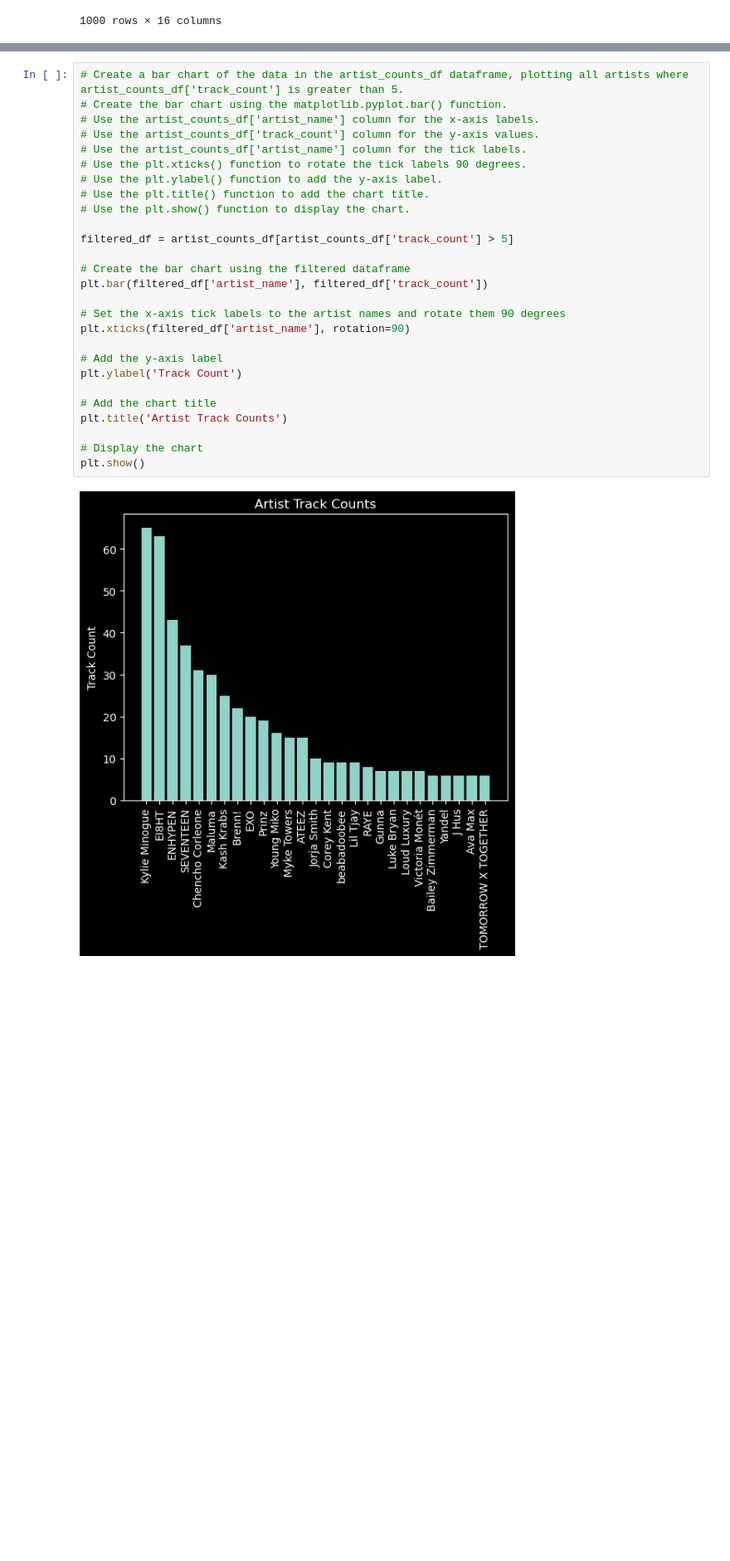
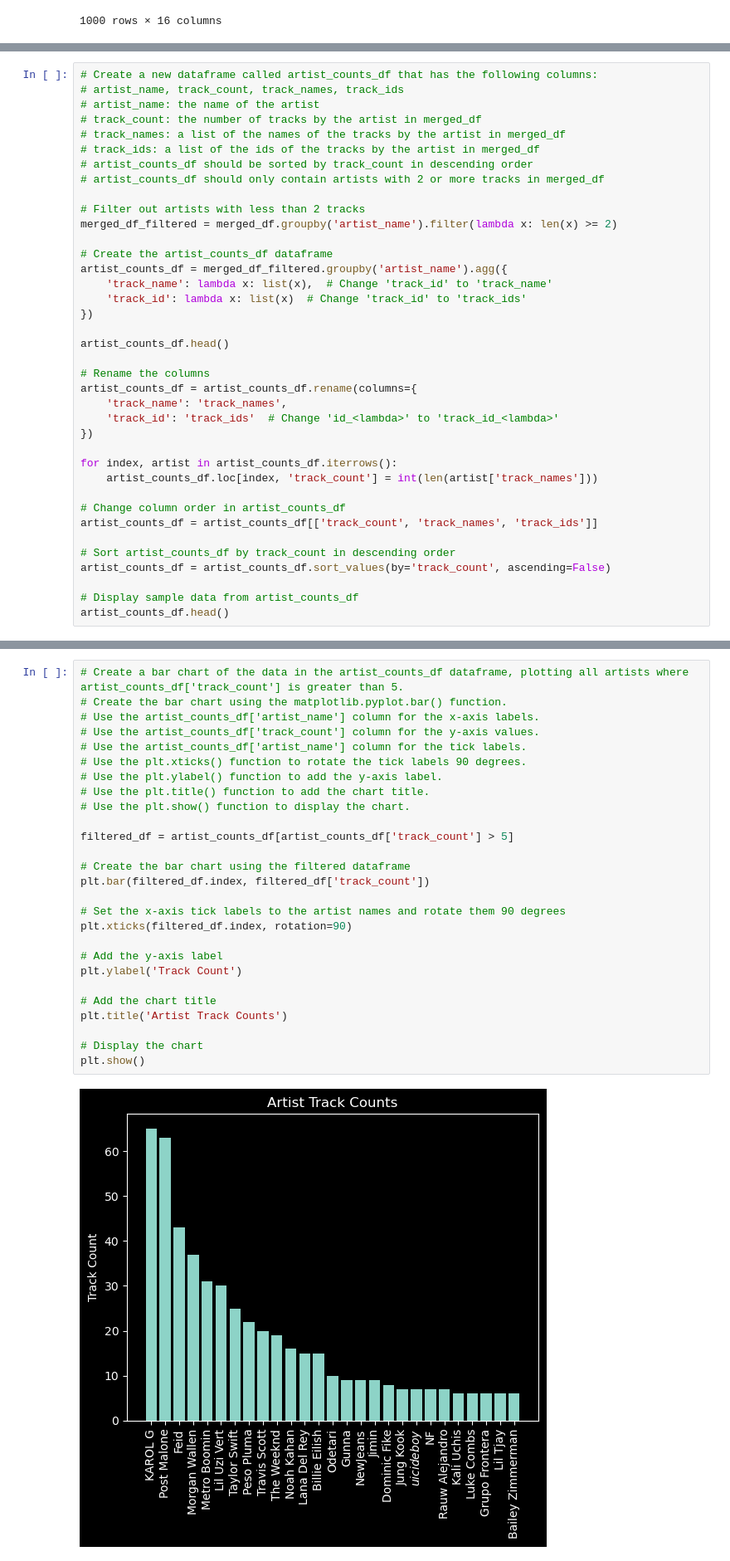
Before and after one commit to amdruggan/project_1, a Jupyter notebook: Resources/main.ipynb, the cells around one changed output, grey strips where cells are left out. Shown at 83% size. Saved outputs shown, nothing was run; the diff lists cells and outputs as text; blank space fills up the shorter version.

Commit message:
Update artist_counts_df to correctly match trackIds, etc. to artists

```diff
--- a/Resources/main.ipynb
+++ b/Resources/main.ipynb
@@ -125,0 +97,38 @@ artist_counts_df.head()
+# %%
+# Create a new dataframe called artist_counts_df that has the following columns:
+# artist_name, track_count, track_names, track_ids
+# artist_name: the name of the artist
+# track_count: the number of tracks by the artist in merged_df
+# track_names: a list of the names of the tracks by the artist in merged_df
+# track_ids: a list of the ids of the tracks by the artist in merged_df
+# artist_counts_df should be sorted by track_count in descending order
+# artist_counts_df should only contain artists with 2 or more tracks in merged_df
+
+# Filter out artists with less than 2 tracks
+merged_df_filtered = merged_df.groupby('artist_name').filter(lambda x: len(x) >= 2)
+
+# Create the artist_counts_df dataframe
+artist_counts_df = merged_df_filtered.groupby('artist_name').agg({
+    'track_name': lambda x: list(x),  # Change 'track_id' to 'track_name'
+    'track_id': lambda x: list(x)  # Change 'track_id' to 'track_ids'
+})
+
+artist_counts_df.head()
+
+# Rename the columns
+artist_counts_df = artist_counts_df.rename(columns={
+    'track_name': 'track_names',
+    'track_id': 'track_ids'  # Change 'id_<lambda>' to 'track_id_<lambda>'
+})
+
+for index, artist in artist_counts_df.iterrows():
+    artist_counts_df.loc[index, 'track_count'] = int(len(artist['track_names']))
+
+# Change column order in artist_counts_df
+artist_counts_df = artist_counts_df[['track_count', 'track_names', 'track_ids']]
+
+# Sort artist_counts_df by track_count in descending order
+artist_counts_df = artist_counts_df.sort_values(by='track_count', ascending=False)
+
+# Display sample data from artist_counts_df
+artist_counts_df.head()
@@ -126,32 +143,32 @@ artist_counts_df.head()
 # %%
 # Create a bar chart of the data in the artist_counts_df dataframe, plotting all artists where artist_counts_df['track_count'] is greater than 5.
 # Create the bar chart using the matplotlib.pyplot.bar() function.
 # Use the artist_counts_df['artist_name'] column for the x-axis labels.
 # Use the artist_counts_df['track_count'] column for the y-axis values.
 # Use the artist_counts_df['artist_name'] column for the tick labels.
 # Use the plt.xticks() function to rotate the tick labels 90 degrees.
 # Use the plt.ylabel() function to add the y-axis label.
 # Use the plt.title() function to add the chart title.
 # Use the plt.show() function to display the chart.
 
 filtered_df = artist_counts_df[artist_counts_df['track_count'] > 5]
 
 # Create the bar chart using the filtered dataframe
-plt.bar(filtered_df['artist_name'], filtered_df['track_count'])
+plt.bar(filtered_df.index, filtered_df['track_count'])
 
 # Set the x-axis tick labels to the artist names and rotate them 90 degrees
-plt.xticks(filtered_df['artist_name'], rotation=90)
+plt.xticks(filtered_df.index, rotation=90)
 
 # Add the y-axis label
 plt.ylabel('Track Count')
 
 # Add the chart title
 plt.title('Artist Track Counts')
 
 # Display the chart
 plt.show()
 # %% [output]
-[figure, old version]
+[figure, new version]
 # %%
 # Create a summary statistics dataframe that includes the summary statistics for all the numerical columns in the merged_df dataframe
 summary_df = merged_df.describe()
```
Also changed, not shown: parts of 2 cells of this notebook.
